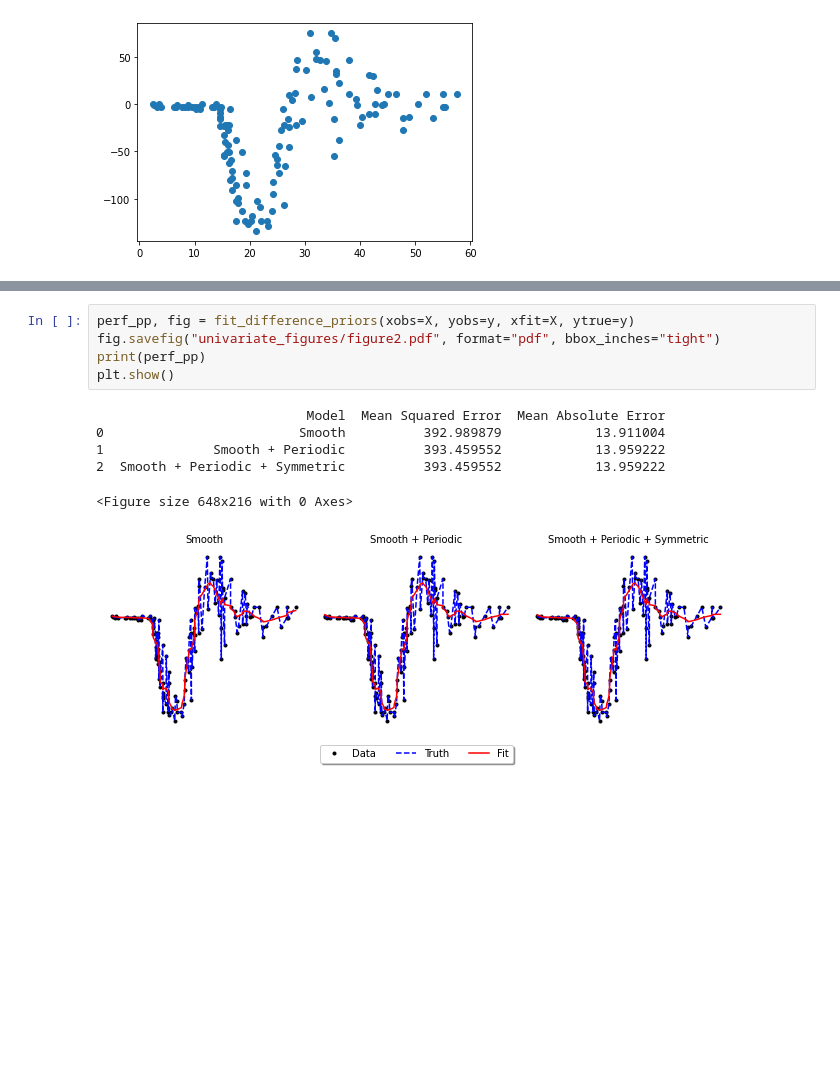
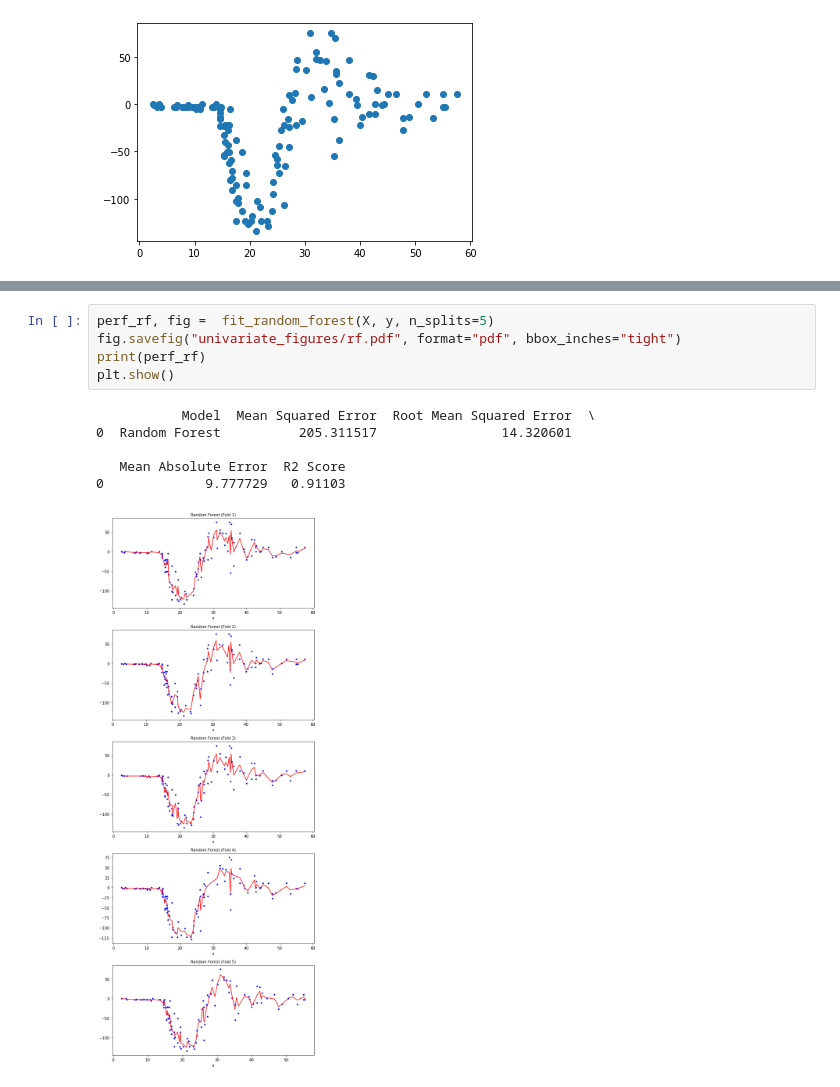
Before and after one commit to zadchin/Bayesian-Additive-Modelling, a Jupyter notebook: univariate.ipynb, the cells around one changed output, grey strips where cells are left out. Drawn from its saved outputs; the diff is of its cells as text; blank space fills up the shorter version.

Commit message:
cross validation for univariate added

```diff
--- a/univariate.ipynb
+++ b/univariate.ipynb
@@ -30,13 +63,13 @@ plt.show()
 # %%
-perf_pp, fig = fit_difference_priors(xobs=X, yobs=y, xfit=X, ytrue=y)
-fig.savefig("univariate_figures/figure2.pdf", format="pdf", bbox_inches="tight")
-print(perf_pp)
+perf_rf, fig =  fit_random_forest(X, y, n_splits=5)
+fig.savefig("univariate_figures/rf.pdf", format="pdf", bbox_inches="tight")
+print(perf_rf)
 plt.show()
 # %% [output]
-                           Model  Mean Squared Error  Mean Absolute Error
-0                         Smooth          392.989879            13.911004
-1              Smooth + Periodic          393.459552            13.959222
-2  Smooth + Periodic + Symmetric          393.459552            13.959222
+           Model  Mean Squared Error  Root Mean Squared Error  \
+0  Random Forest          205.311517                14.320601
+
+   Mean Absolute Error  R2 Score
+0             9.777729   0.91103
-<Figure size 648x216 with 0 Axes>
-[figure, old version]
+[figure, new version]
 # %%
```
Also changed, not shown: parts of 8 cells of this notebook, 11 other files.
